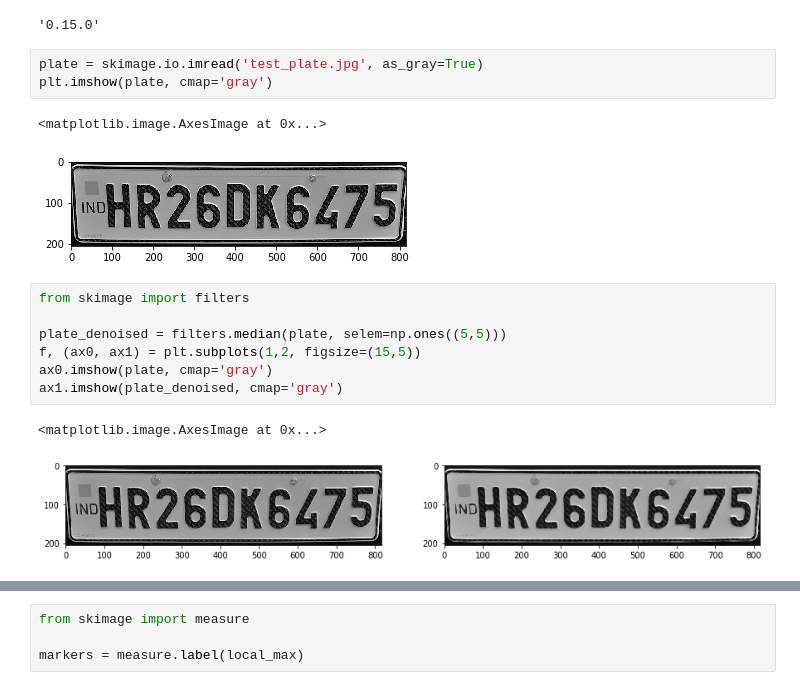
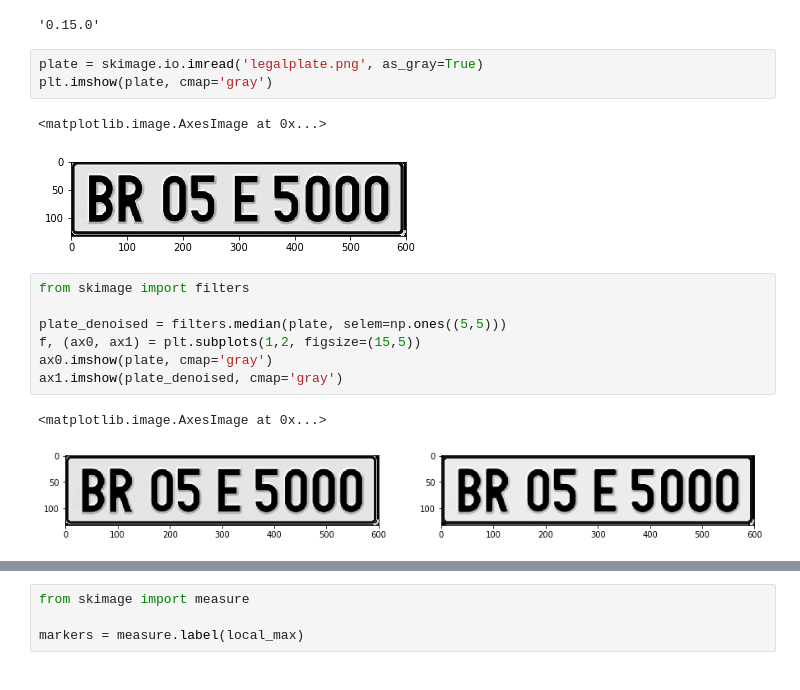
Before and after one commit to Biswajee/MachineLearningFlows, a Jupyter notebook: Plate_Segmentation.ipynb, the cells around one changed output, grey strips where cells are left out. Cells and saved outputs as stored; diff of their text form.

Commit message:
finished plate segmentation

```diff
--- a/Plate_Segmentation.ipynb
+++ b/Plate_Segmentation.ipynb
@@ -14,11 +14,11 @@ skimage.__version__
 # %% [output]
 '0.15.0'
 # %%
-plate = skimage.io.imread('test_plate.jpg', as_gray=True)
+plate = skimage.io.imread('legalplate.png', as_gray=True)
 plt.imshow(plate, cmap='gray')
 # %% [output]
 <matplotlib.image.AxesImage at 0x...>
-[figure, old version]
+[figure, new version]
 # %%
 from skimage import filters
 
@@ -28,7 +28,7 @@ ax0.imshow(plate, cmap='gray')
 ax1.imshow(plate_denoised, cmap='gray')
 # %% [output]
 <matplotlib.image.AxesImage at 0x...>
-[figure, old version]
+[figure, new version]
 # %%
 from skimage.filters import try_all_threshold
 
```
Also changed, not shown: parts of 19 cells of this notebook.
